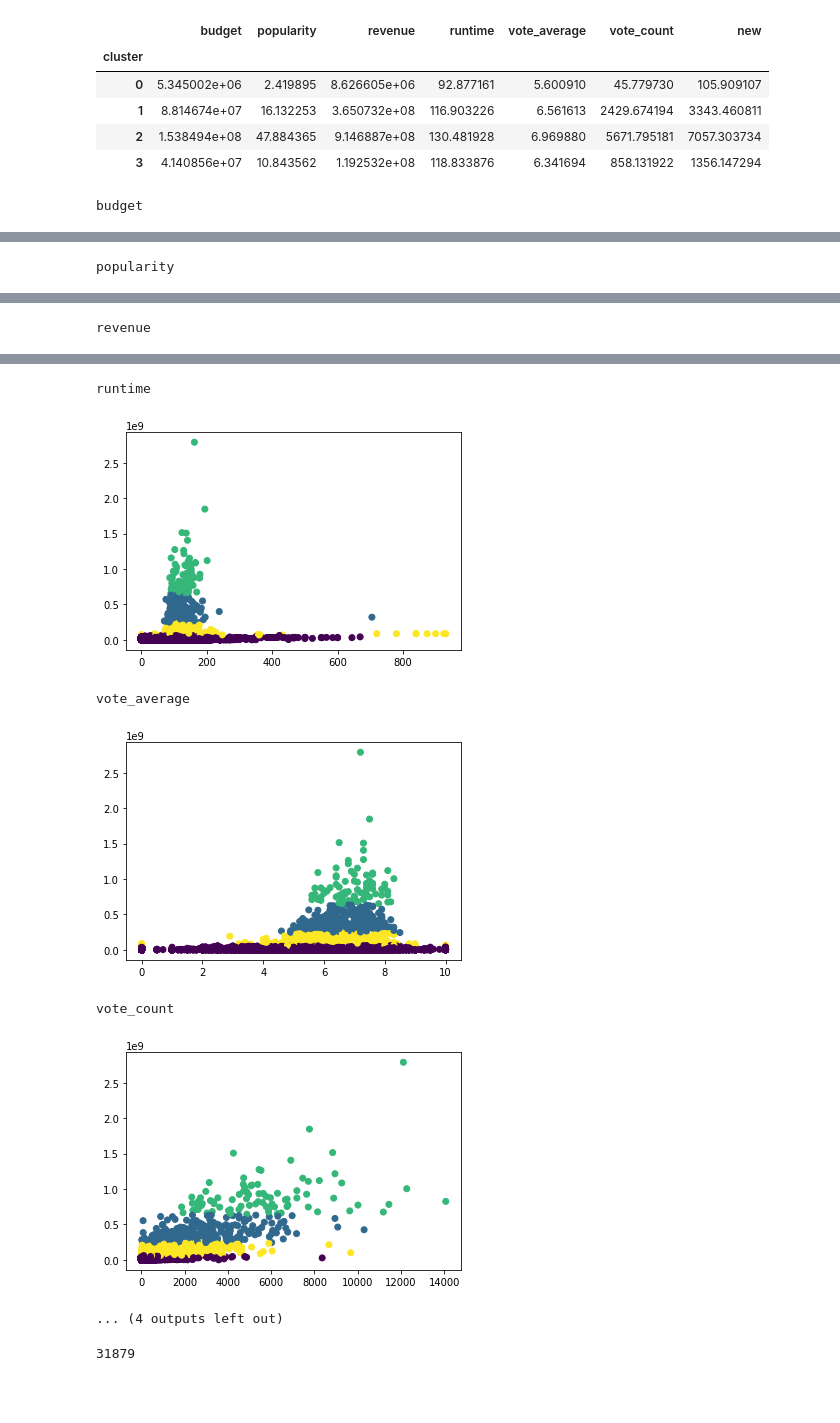
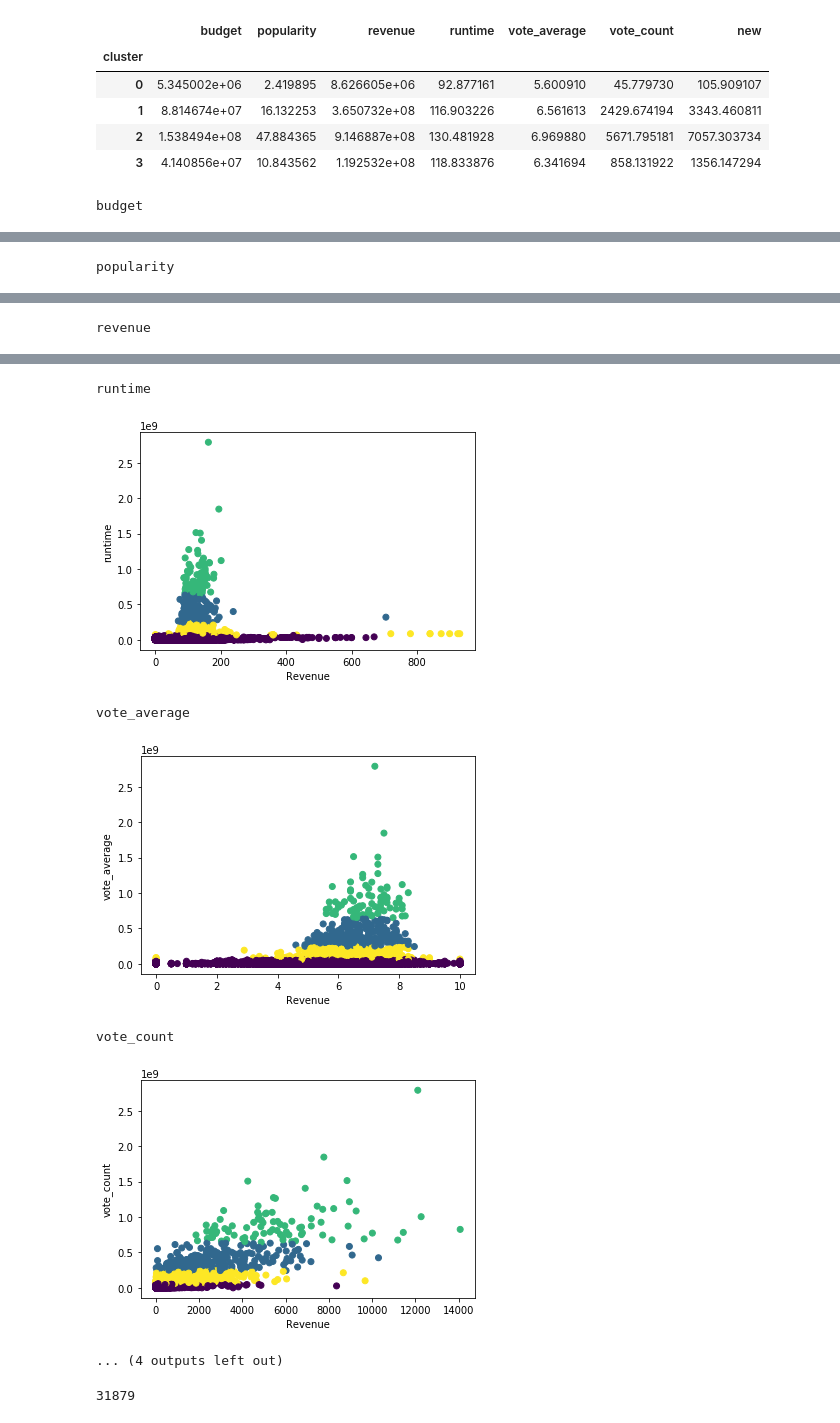
Before and after one commit to rahul-shiv/DA-2018, a Jupyter notebook: model.ipynb, the cells around one changed output, grey strips where cells are left out. Drawn from its saved outputs; the diff is of its cells as text; code cells hidden in the pictures; blank space fills up the shorter version.

```diff
--- a/model.ipynb
+++ b/model.ipynb
@@ -78,6 +80,8 @@ train[train['cluster']==size_array.index(sorted(size_array)[0])].revenue.mean()
 # plt.show()
 for i in train:
     plt.scatter(train[i],train['revenue'],c=kmeans.labels_)
+    plt.xlabel("Revenue")
+    plt.ylabel(i)
     print(i)
     plt.show()
 # %% [output]
@@ -90,9 +94,9 @@ revenue
 runtime
-[figure, old version]
+[figure, new version]
 vote_average
-[figure, old version]
+[figure, new version]
 vote_count
-[figure, old version]
+[figure, new version]
 ... (4 outputs left out)
 # %%
 cluster1 = train[train.cluster==0]
```
Also changed, not shown: parts of 4 cells of this notebook.
